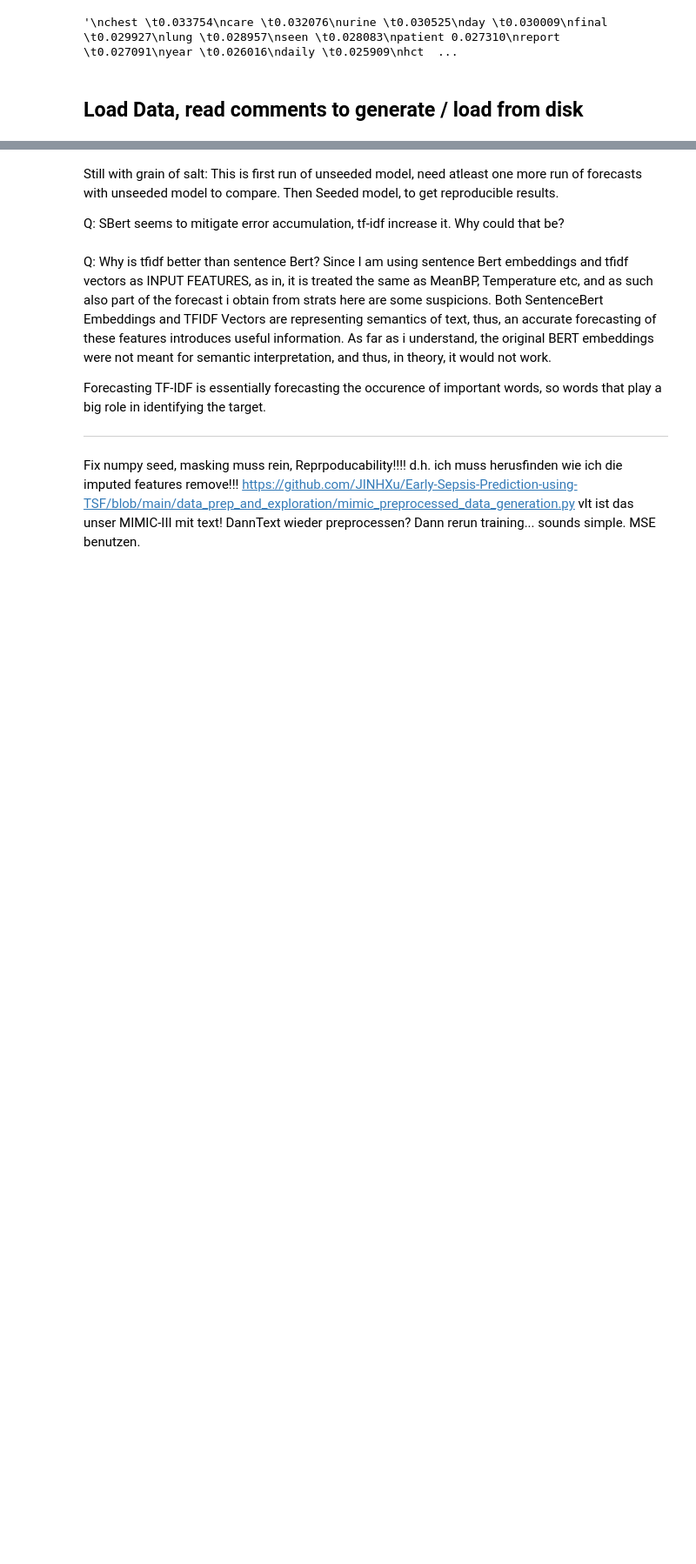
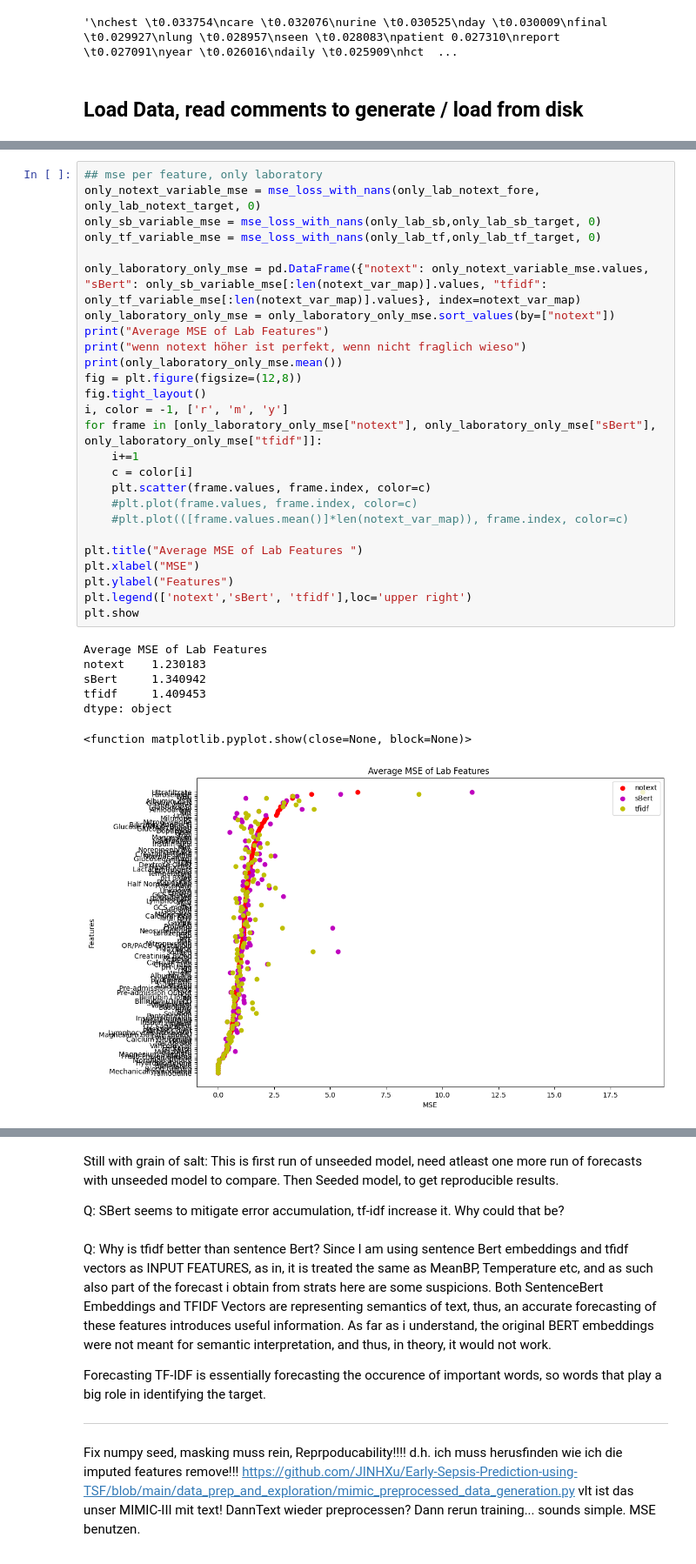
Before and after one commit to ortsanpablo/thesis, a Jupyter notebook: Unseeded3_Forecast Evaluation_onResearchData.ipynb, the cells around one changed output, grey strips where cells are left out. Shown: that part at 87% size. Drawn from its saved outputs; the diff is of its cells as text; blank space fills up the shorter version.

```diff
--- a/Unseeded3_Forecast Evaluation_onResearchData.ipynb
+++ b/Unseeded3_Forecast Evaluation_onResearchData.ipynb
@@ -319,0 +446,34 @@ pickle.dump([tf_st, tf_fo, tf_observe_targets, tf_var_map], open('Unseeded2_tf_s
+# %%
+## mse per feature, only laboratory
+only_notext_variable_mse = mse_loss_with_nans(only_lab_notext_fore, only_lab_notext_target, 0)
+only_sb_variable_mse = mse_loss_with_nans(only_lab_sb,only_lab_sb_target, 0)
+only_tf_variable_mse = mse_loss_with_nans(only_lab_tf,only_lab_tf_target, 0)
+
+only_laboratory_only_mse = pd.DataFrame({"notext": only_notext_variable_mse.values, "sBert": only_sb_variable_mse[:len(notext_var_map)].values, "tfidf": only_tf_variable_mse[:len(notext_var_map)].values}, index=notext_var_map)
+only_laboratory_only_mse = only_laboratory_only_mse.sort_values(by=["notext"])
+print("Average MSE of Lab Features")
+print("wenn notext höher ist perfekt, wenn nicht fraglich wieso")
+print(only_laboratory_only_mse.mean())
+fig = plt.figure(figsize=(12,8))
+fig.tight_layout()
+i, color = -1, ['r', 'm', 'y']
+for frame in [only_laboratory_only_mse["notext"], only_laboratory_only_mse["sBert"], only_laboratory_only_mse["tfidf"]]:
+    i+=1
+    c = color[i]
+    plt.scatter(frame.values, frame.index, color=c)
+    #plt.plot(frame.values, frame.index, color=c)
+    #plt.plot(([frame.values.mean()]*len(notext_var_map)), frame.index, color=c)
+
+plt.title("Average MSE of Lab Features ")
+plt.xlabel("MSE")
+plt.ylabel("Features")
+plt.legend(['notext','sBert', 'tfidf'],loc='upper right')
+plt.show
+# %% [output]
+Average MSE of Lab Features
+notext    1.230183
+sBert     1.340942
+tfidf     1.409453
+dtype: object
+<function matplotlib.pyplot.show(close=None, block=None)>
+[figure, added]
```
Also changed, not shown: parts of 14 cells of this notebook, 2 other files.
